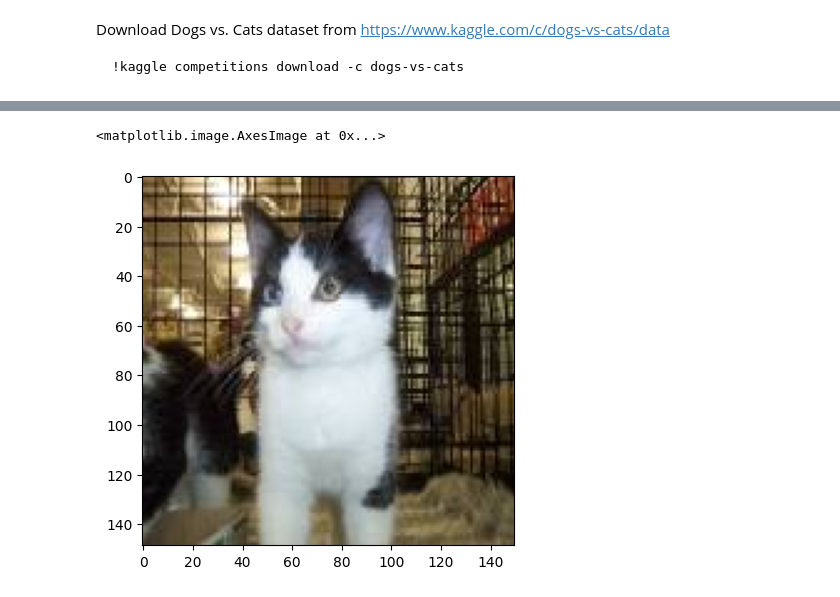
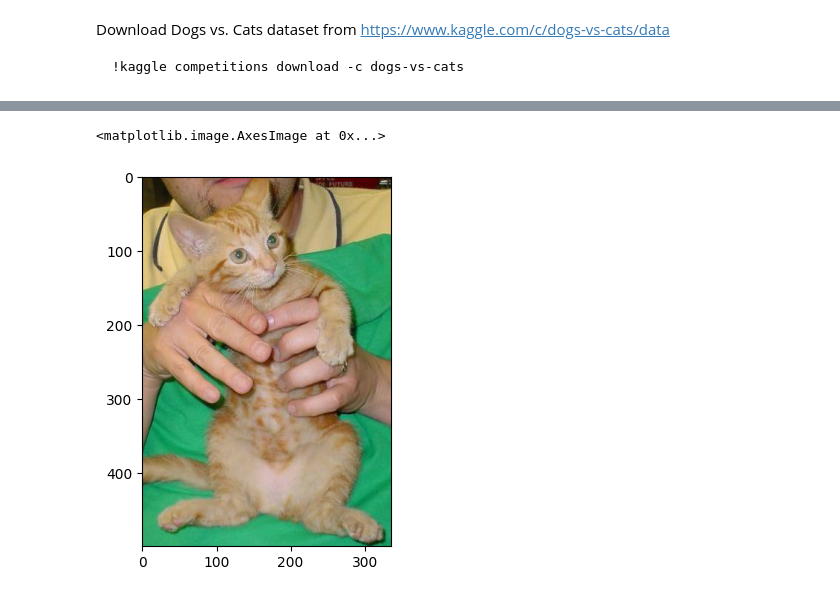
Before and after one commit to mehrshadshams/deeplearningnotebooks, a Jupyter notebook: 02-Vision/Vector_Search.ipynb, the cells around one changed output, grey strips where cells are left out. Cells and saved outputs as stored; diff of their text form; code cells hidden in the pictures.

```diff
--- a/02-Vision/Vector_Search.ipynb
+++ b/02-Vision/Vector_Search.ipynb
@@ -87,8 +84,8 @@ from sklearn.metrics.pairwise import cosine_similarity
 # %%
-img_path = './dogs-vs-cats/train/cat.1000.jpg'
+img_path = f'{root_path}/train/cat.1001.jpg'
 img = Image.open(img_path)
 plt.imshow(img)
 # %% [output]
 <matplotlib.image.AxesImage at 0x...>
-[figure, old version]
+[figure, new version]
 # %%
```
Also changed, not shown: parts of 21 cells of this notebook, 2 other files.
